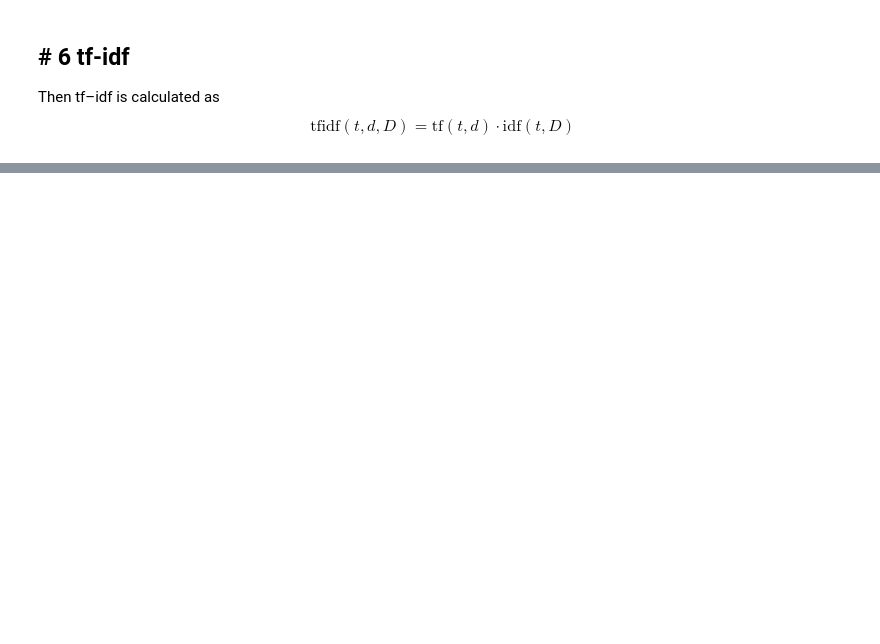
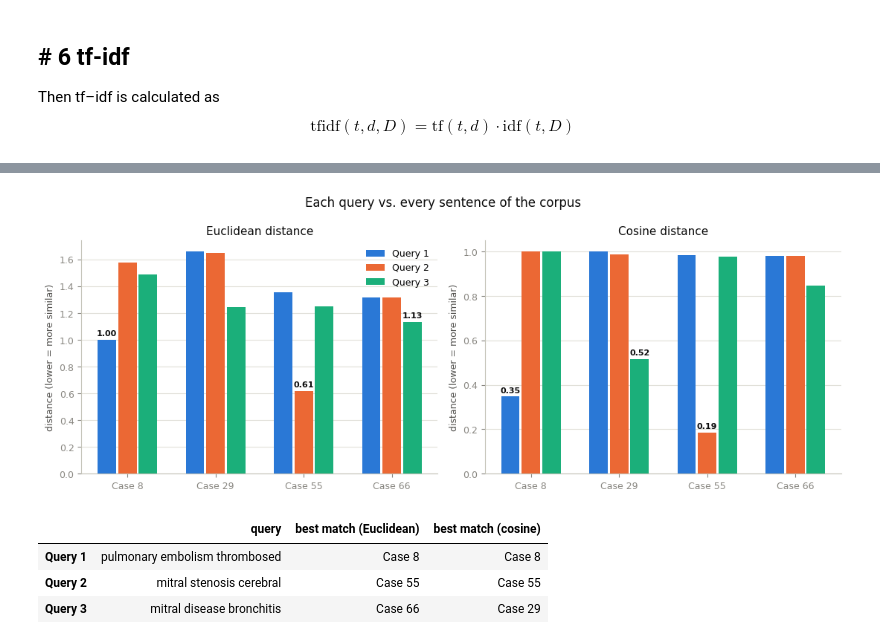
Before and after one commit to santanche/nlp2learn, a Jupyter notebook: information-retrieval/basics/cabot/ir-03-tfidf.ipynb, the cells around one changed output, grey strips where cells are left out. Cells and saved outputs as stored; diff of their text form; code cells hidden in the pictures; blank space fills up the shorter version.

```diff
--- a/information-retrieval/basics/cabot/ir-03-tfidf.ipynb
+++ b/information-retrieval/basics/cabot/ir-03-tfidf.ipynb
@@ -194,0 +307,59 @@ pd.DataFrame([tf_idf_A, tf_idf_B, tf_idf_C, tf_idf_D])
+# %%
+import matplotlib.pyplot as plt
+
+query_colors = ["#2a78d6", "#eb6834", "#1baf7a"]  # fixed order: Query 1, 2, 3
+
+fig, axes = plt.subplots(1, 2, figsize=(11, 4.2))
+
+n_cases = len(doc_labels)
+n_queries = len(query_labels)
+group_width = 0.7
+bar_width = group_width / n_queries
+x = range(n_cases)
+
+for ax, table, title in zip(
+    axes, [euclidean_table, cosine_table], ["Euclidean distance", "Cosine distance"]
+):
+    for qi, (label, color) in enumerate(zip(query_labels, query_colors)):
+        offsets = [xi - group_width / 2 + bar_width * (qi + 0.5) for xi in x]
+        values = table.loc[label].values
+        ax.bar(offsets, values, width=bar_width * 0.9, color=color, label=label, zorder=3)
+        best = values.argmin()
+        ax.annotate(
+            f"{values[best]:.2f}", (offsets[best], values[best]),
+            textcoords="offset points", xytext=(0, 4),
+            ha="center", fontsize=8, color="#0b0b0b", fontweight="bold"
+        )
+
+    ax.set_xticks(list(x))
+    ax.set_xticklabels(doc_labels)
+    ax.set_ylabel("distance (lower = more similar)", color="#52514e", fontsize=9)
+    ax.set_title(title, color="#0b0b0b", fontsize=11)
+    ax.grid(axis="y", color="#e1e0d9", linewidth=0.8, zorder=0)
+    ax.set_axisbelow(True)
+    for spine in ["top", "right"]:
+        ax.spines[spine].set_visible(False)
+    for spine in ["left", "bottom"]:
+        ax.spines[spine].set_color("#c3c2b7")
+    ax.tick_params(colors="#898781", labelsize=9)
+
+axes[0].legend(frameon=False, fontsize=9, loc="upper right")
+fig.suptitle("Each query vs. every sentence of the corpus", fontsize=12, color="#0b0b0b")
+plt.tight_layout()
+plt.show()
+# %% [output]
+[figure, added]
+# %%
+# The case each query would retrieve, under each metric.
+best_matches = pd.DataFrame({
+    "query": queries,
+    "best match (Euclidean)": euclidean_table.idxmin(axis=1).values,
+    "best match (cosine)": cosine_table.idxmin(axis=1).values,
+}, index=query_labels)
+
+best_matches
+# %% [output]
+|  | query | best match (Euclidean) | best match (cosine) |
+| Query 1 | pulmonary embolism thrombosed | Case 8 | Case 8 |
+| Query 2 | mitral stenosis cerebral | Case 55 | Case 55 |
+| Query 3 | mitral disease bronchitis | Case 66 | Case 29 |
```
Also changed, not shown: parts of 16 cells of this notebook.
